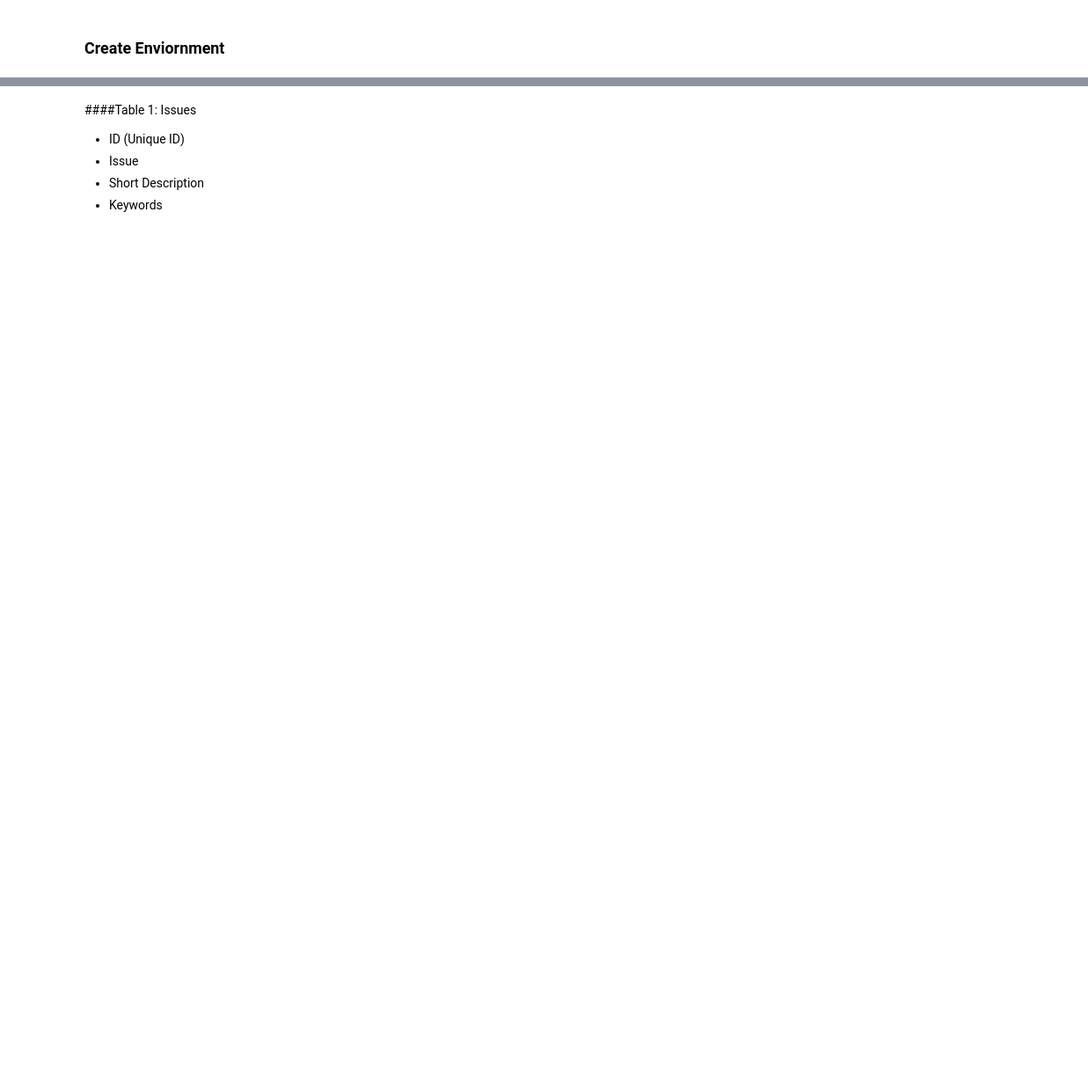
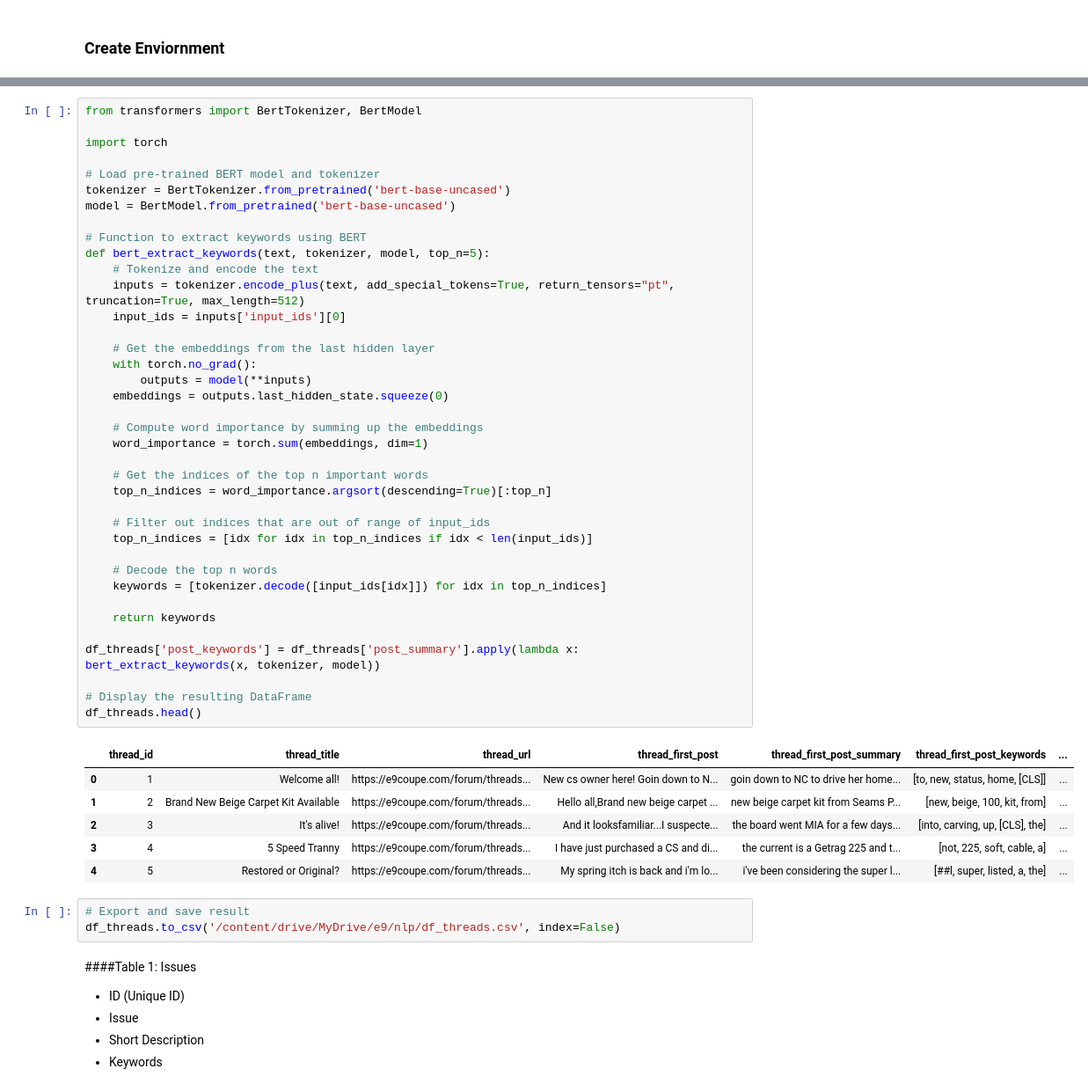
Before and after one commit to DavdElgas/DataSciencePortfolio, a Jupyter notebook: nlp-projects/notebook/NLP_with_transformers.ipynb, the cells around one changed output, grey strips where cells are left out. Shown at 88% size. Cells and saved outputs as stored; diff of their text form; blank space fills up the shorter version.

```diff
--- a/nlp-projects/notebook/NLP_with_transformers.ipynb
+++ b/nlp-projects/notebook/NLP_with_transformers.ipynb
@@ -283,3 +489,51 @@ Table 3: Notes
+# %%
+from transformers import BertTokenizer, BertModel
+
+import torch
+
+# Load pre-trained BERT model and tokenizer
+tokenizer = BertTokenizer.from_pretrained('bert-base-uncased')
+model = BertModel.from_pretrained('bert-base-uncased')
+
+# Function to extract keywords using BERT
+def bert_extract_keywords(text, tokenizer, model, top_n=5):
+    # Tokenize and encode the text
+    inputs = tokenizer.encode_plus(text, add_special_tokens=True, return_tensors="pt", truncation=True, max_length=512)
+    input_ids = inputs['input_ids'][0]
+
+    # Get the embeddings from the last hidden layer
+    with torch.no_grad():
+        outputs = model(**inputs)
+    embeddings = outputs.last_hidden_state.squeeze(0)
+
+    # Compute word importance by summing up the embeddings
+    word_importance = torch.sum(embeddings, dim=1)
+
+    # Get the indices of the top n important words
+    top_n_indices = word_importance.argsort(descending=True)[:top_n]
+
+    # Filter out indices that are out of range of input_ids
+    top_n_indices = [idx for idx in top_n_indices if idx < len(input_ids)]
+
+    # Decode the top n words
+    keywords = [tokenizer.decode([input_ids[idx]]) for idx in top_n_indices]
+
+    return keywords
+
+df_threads['post_keywords'] = df_threads['post_summary'].apply(lambda x: bert_extract_keywords(x, tokenizer, model))
+
+# Display the resulting DataFrame
+df_threads.head()
+# %% [output]
+|  | thread_id | thread_title | thread_url | thread_first_post | thread_first_post_summary | thread_first_post_keywords | ... |
+| 0 | 1 | Welcome all! | https://e9coupe.com/forum/threads... | New cs owner here! Goin down to N... | goin down to NC to drive her home... | [to, new, status, home, [CLS]] | ... |
+| 1 | 2 | Brand New Beige Carpet Kit Available | https://e9coupe.com/forum/threads... | Hello all,Brand new beige carpet ... | new beige carpet kit from Seams P... | [new, beige, 100, kit, from] | ... |
+| 2 | 3 | It's alive! | https://e9coupe.com/forum/threads... | And it looksfamiliar...I suspecte... | the board went MIA for a few days... | [into, carving, up, [CLS], the] | ... |
+| 3 | 4 | 5 Speed Tranny | https://e9coupe.com/forum/threads... | I have just purchased a CS and di... | the current is a Getrag 225 and t... | [not, 225, soft, cable, a] | ... |
+| 4 | 5 | Restored or Original? | https://e9coupe.com/forum/threads... | My spring itch is back and i'm lo... | i've been considering the super l... | [##l, super, listed, a, the] | ... |
+# %%
+# Export and save result
+df_threads.to_csv('/content/drive/MyDrive/e9/nlp/df_threads.csv', index=False)
 # %% [markdown]
 ####Table 1: Issues
 
```
Also changed, not shown: parts of 81 cells of this notebook.
